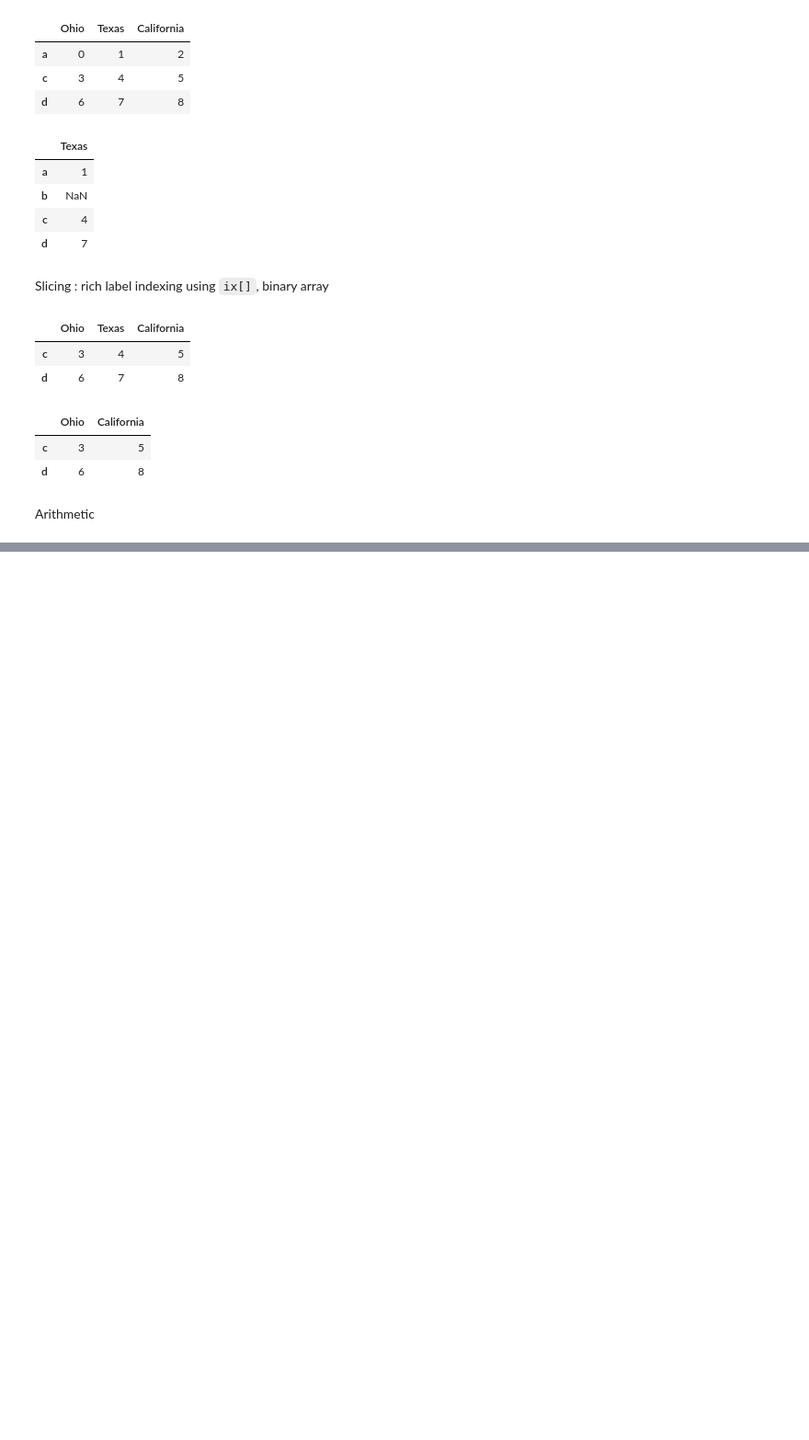
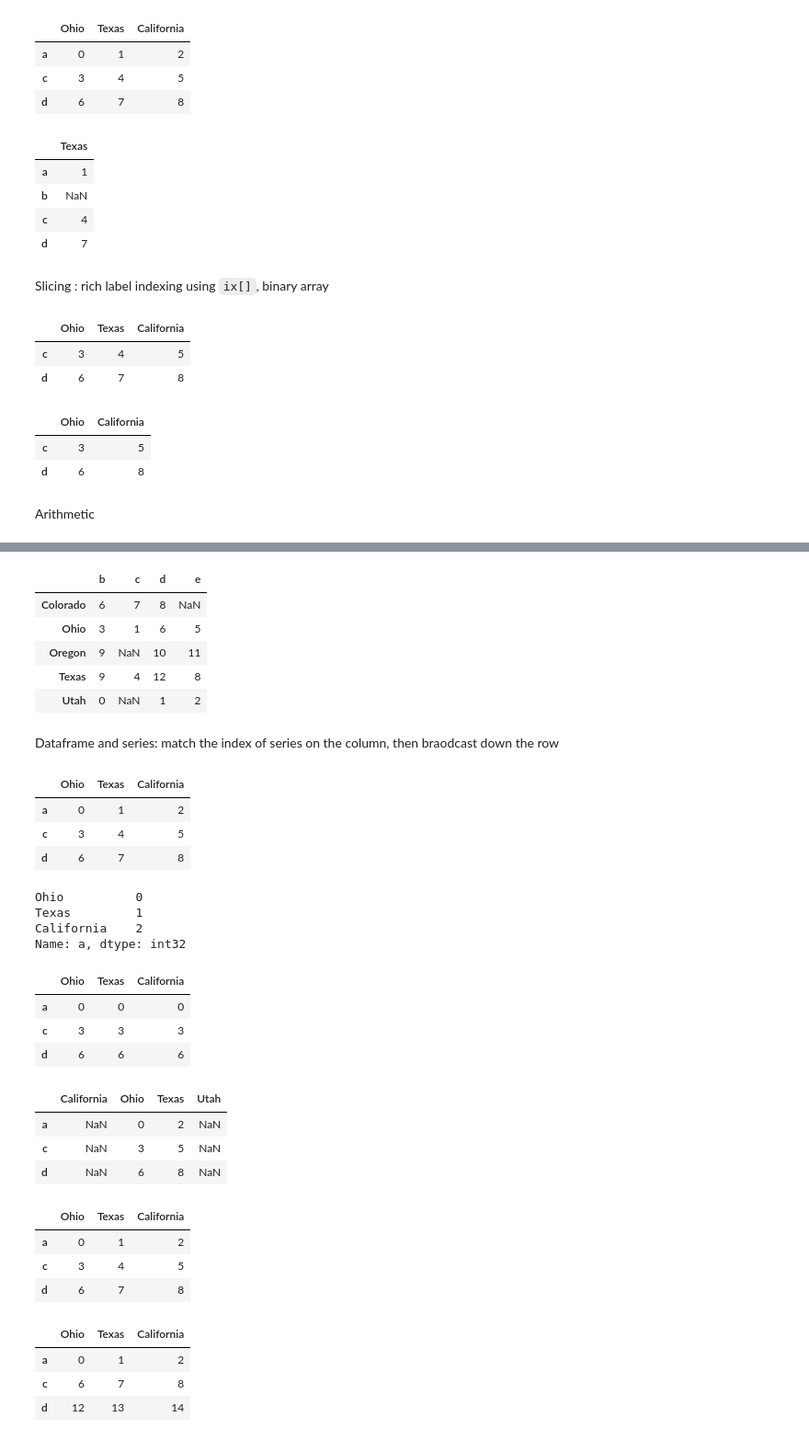
Before and after one commit to Yue-Duan/Python-for-Data-Analysis, a Jupyter notebook: Data-Analysis-Chapter-5.ipynb, the cells around one changed output, grey strips where cells are left out. Shown at 92% size. Saved outputs shown, nothing was run; the diff lists cells and outputs as text; code cells hidden in the pictures; blank space fills up the shorter version.

```diff
--- a/Data-Analysis-Chapter-5.ipynb
+++ b/Data-Analysis-Chapter-5.ipynb
@@ -293,0 +306,57 @@ Arithmetic
+# %%
+df1.add(df2, fill_value=0)
+# %% [output]
+|  | b | c | d | e |
+| Colorado | 6 | 7 | 8 | NaN |
+| Ohio | 3 | 1 | 6 | 5 |
+| Oregon | 9 | NaN | 10 | 11 |
+| Texas | 9 | 4 | 12 | 8 |
+| Utah | 0 | NaN | 1 | 2 |
+# %% [markdown]
+Dataframe and series: match the index of series on the column, then braodcast down the row
+# %%
+frame = DataFrame(np.arange(9).reshape(3,3), index=['a','c','d'], columns=['Ohio', 'Texas', 'California'])
+frame
+# %% [output]
+|  | Ohio | Texas | California |
+| a | 0 | 1 | 2 |
+| c | 3 | 4 | 5 |
+| d | 6 | 7 | 8 |
+# %%
+series = frame.ix[0]
+series
+# %% [output]
+Ohio          0
+Texas         1
+California    2
+Name: a, dtype: int32
+# %%
+frame - series
+# %% [output]
+|  | Ohio | Texas | California |
+| a | 0 | 0 | 0 |
+| c | 3 | 3 | 3 |
+| d | 6 | 6 | 6 |
+# %%
+series2 = Series(np.arange(3), index=['Ohio', 'Texas','Utah'])
+frame + series2
+# %% [output]
+|  | California | Ohio | Texas | Utah |
+| a | NaN | 0 | 2 | NaN |
+| c | NaN | 3 | 5 | NaN |
+| d | NaN | 6 | 8 | NaN |
+# %%
+series3 = frame.ix[:,'Ohio']
+frame
+# %% [output]
+|  | Ohio | Texas | California |
+| a | 0 | 1 | 2 |
+| c | 3 | 4 | 5 |
+| d | 6 | 7 | 8 |
+# %%
+frame.add(series3, axis=0)
+# %% [output]
+|  | Ohio | Texas | California |
+| a | 0 | 1 | 2 |
+| c | 6 | 7 | 8 |
+| d | 12 | 13 | 14 |
```
Also changed, not shown: parts of 19 cells of this notebook.
